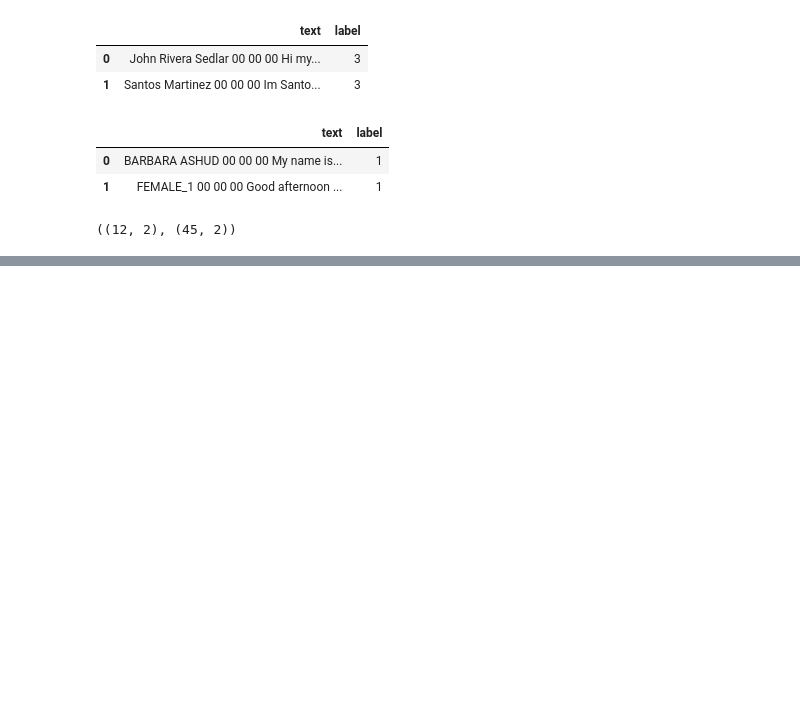
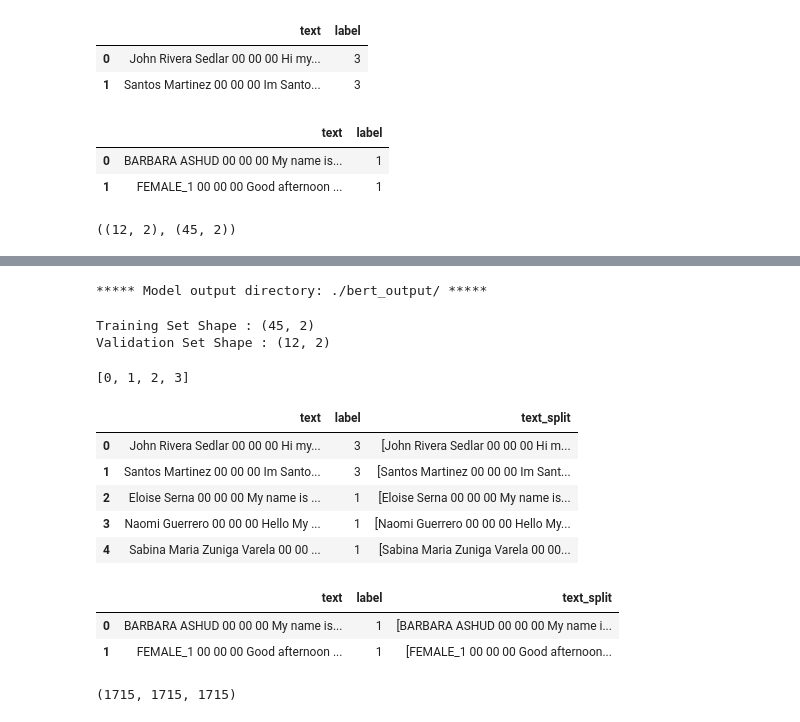
Before and after one commit to ej-castillo/BERT-interview, a Jupyter notebook: BERT-interview.ipynb, the cells around one changed output, grey strips where cells are left out. Saved outputs shown, nothing was run; the diff lists cells and outputs as text; code cells hidden in the pictures; blank space fills up the shorter version.

Commit message:
Began BERT section

```diff
--- a/BERT-interview.ipynb
+++ b/BERT-interview.ipynb
@@ -167,0 +185,77 @@ val.shape, train.shape
+# %%
+# Set the output directory for saving model file
+OUTPUT_DIR = './bert_output/'
+
+#@markdown Whether or not to clear/delete the directory and create a new one
+DO_DELETE = True #@param {type:"boolean"}
+
+if DO_DELETE:
+  try:
+    tf.gfile.DeleteRecursively(OUTPUT_DIR)
+  except:
+    pass
+
+tf.gfile.MakeDirs(OUTPUT_DIR)
+print('***** Model output directory: {} *****'.format(OUTPUT_DIR))
+# %% [output]
+***** Model output directory: ./bert_output/ *****
+# %%
+print("Training Set Shape :", train.shape)
+print("Validation Set Shape :", val.shape)
+# print("Test Set Shape :", test.shape)
+# %% [output]
+Training Set Shape : (45, 2)
+Validation Set Shape : (12, 2)
+# %%
+DATA_COLUMN = 'text'
+LABEL_COLUMN = 'label'
+# The list containing all the classes (train['SECTION'].unique())
+label_list = [x for x in np.unique(train.label)]
+label_list
+# %% [output]
+[0, 1, 2, 3]
+# %%
+def get_split(text1):
+  l_total = []
+  l_parcial = []
+  if len(text1.split())//150 >0:
+    n = len(text1.split())//150
+  else:
+    n = 1
+  for w in range(n):
+    if w == 0:
+      l_parcial = text1.split()[:200]
+      l_total.append(" ".join(l_parcial))
+    else:
+      l_parcial = text1.split()[w*150:w*150 + 200]
+      l_total.append(" ".join(l_parcial))
+  return l_total
+# %%
+train['text_split'] = train[DATA_COLUMN].apply(get_split)
+train.head()
+# %% [output]
+|  | text | label | text_split |
+| 0 | John Rivera Sedlar 00 00 00 Hi my... | 3 | [John Rivera Sedlar 00 00 00 Hi m... |
+| 1 | Santos Martinez 00 00 00 Im Santo... | 3 | [Santos Martinez 00 00 00 Im Sant... |
+| 2 | Eloise Serna 00 00 00 My name is ... | 1 | [Eloise Serna 00 00 00 My name is... |
+| 3 | Naomi Guerrero 00 00 00 Hello My ... | 1 | [Naomi Guerrero 00 00 00 Hello My... |
+| 4 | Sabina Maria Zuniga Varela 00 00 ... | 1 | [Sabina Maria Zuniga Varela 00 00... |
+# %%
+val['text_split'] = val[DATA_COLUMN].apply(get_split)
+val.head(2)
+# %% [output]
+|  | text | label | text_split |
+| 0 | BARBARA ASHUD 00 00 00 My name is... | 1 | [BARBARA ASHUD 00 00 00 My name i... |
+| 1 | FEMALE_1 00 00 00 Good afternoon ... | 1 | [FEMALE_1 00 00 00 Good afternoon... |
+# %%
+train_l = []
+label_l = []
+index_l =[]
+for idx,row in train.iterrows():
+  for l in row['text_split']:
+    train_l.append(l)
+    label_l.append(row['label'])
+    index_l.append(idx)
+len(train_l), len(label_l), len(index_l)
+# %% [output]
+(1715, 1715, 1715)
```
Also changed, not shown: parts of 22 cells of this notebook, 1 other file.
